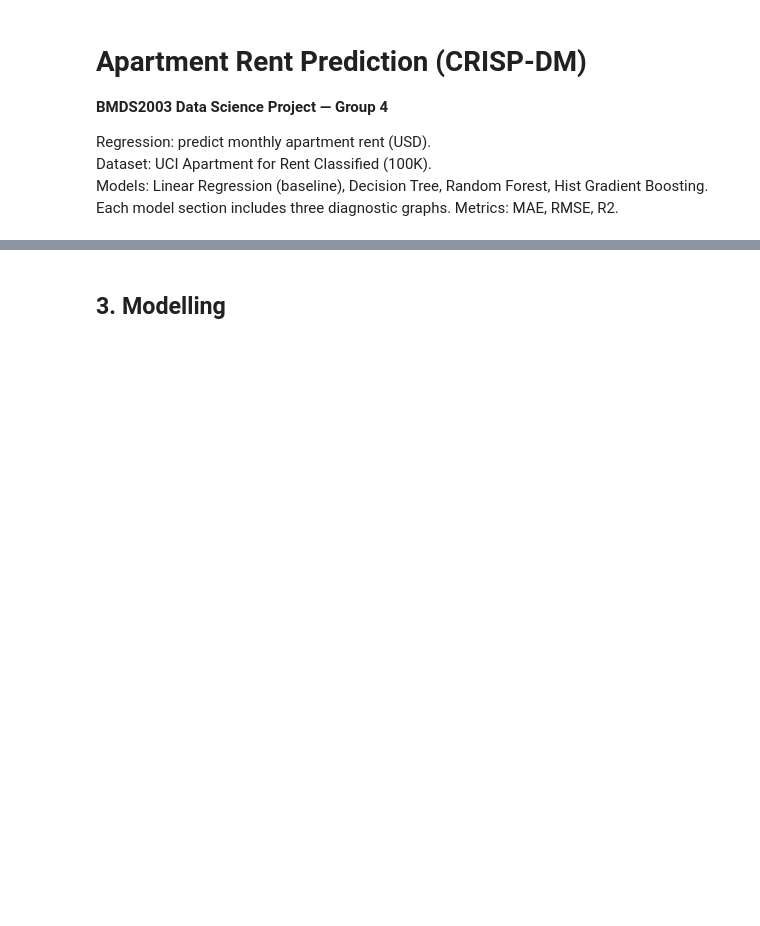
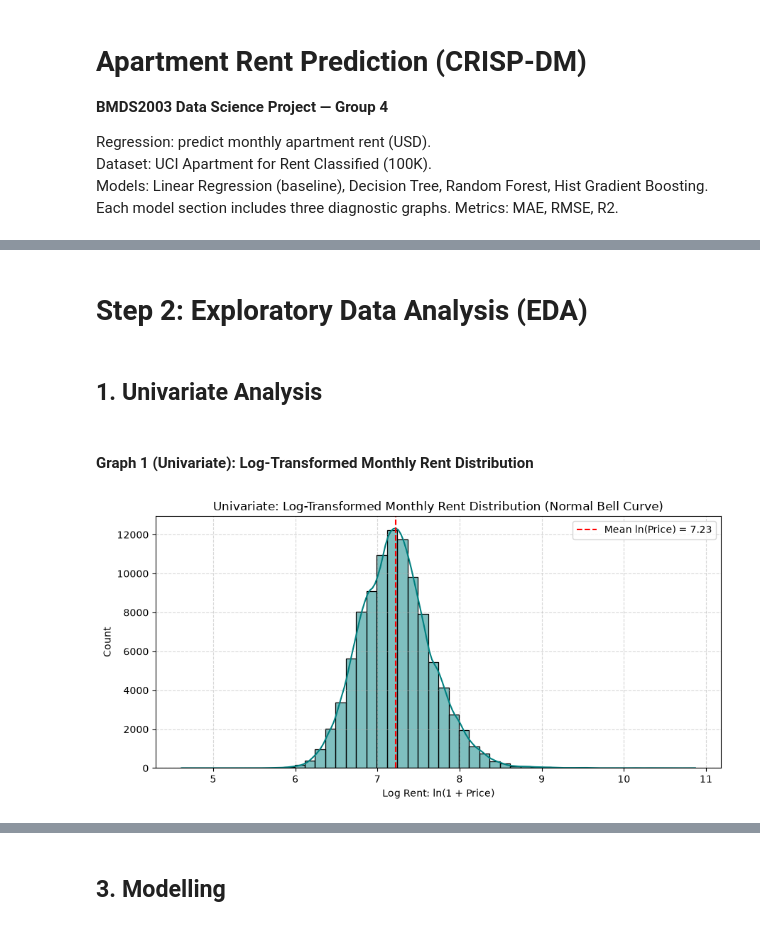
Before and after one commit to ChrisNeo-030506/RDS-Data_Science_Assignment, a Jupyter notebook: BMDS2003_Group4_notebook.ipynb, the cells around one changed output, grey strips where cells are left out. Cells and saved outputs as stored; diff of their text form; code cells hidden in the pictures; blank space fills up the shorter version.

```diff
--- a/BMDS2003_Group4_notebook.ipynb
+++ b/BMDS2003_Group4_notebook.ipynb
@@ -72,0 +118,23 @@ plt.tight_layout(); plt.savefig('eda_rent_by_state.png', dpi=140); plt.show()
+# %% [markdown]
+# Step 2: Exploratory Data Analysis (EDA)
+# %% [markdown]
+## 1. Univariate Analysis
+# %% [markdown]
+#### Graph 1 (Univariate): Log-Transformed Monthly Rent Distribution
+# %%
+eda_df = df[df['price_type'] == 'Monthly'].copy()
+for c in ['price', 'square_feet', 'bathrooms', 'bedrooms', 'latitude', 'longitude']:
+    eda_df[c] = pd.to_numeric(eda_df[c], errors='coerce')
+
+plt.figure(figsize=(9, 4.5))
+log_prices = np.log1p(eda_df['price'].dropna())
+sns.histplot(log_prices, bins=50, kde=True, color='teal')
+plt.axvline(log_prices.mean(), color='red', linestyle='--', label=f'Mean ln(Price) = {log_prices.mean():.2f}')
+plt.title('Univariate: Log-Transformed Monthly Rent Distribution (Normal Bell Curve)')
+plt.xlabel('Log Rent: ln(1 + Price)')
+plt.ylabel('Count')
+plt.legend()
+plt.grid(True, linestyle='--', alpha=0.5)
+plt.tight_layout(); plt.savefig('eda_graphs/eda_graph1_log_price_distribution.png', dpi=140); plt.show()
+# %% [output]
+[figure, added]
```
Also changed, not shown: parts of 93 cells of this notebook, 33 other files.
